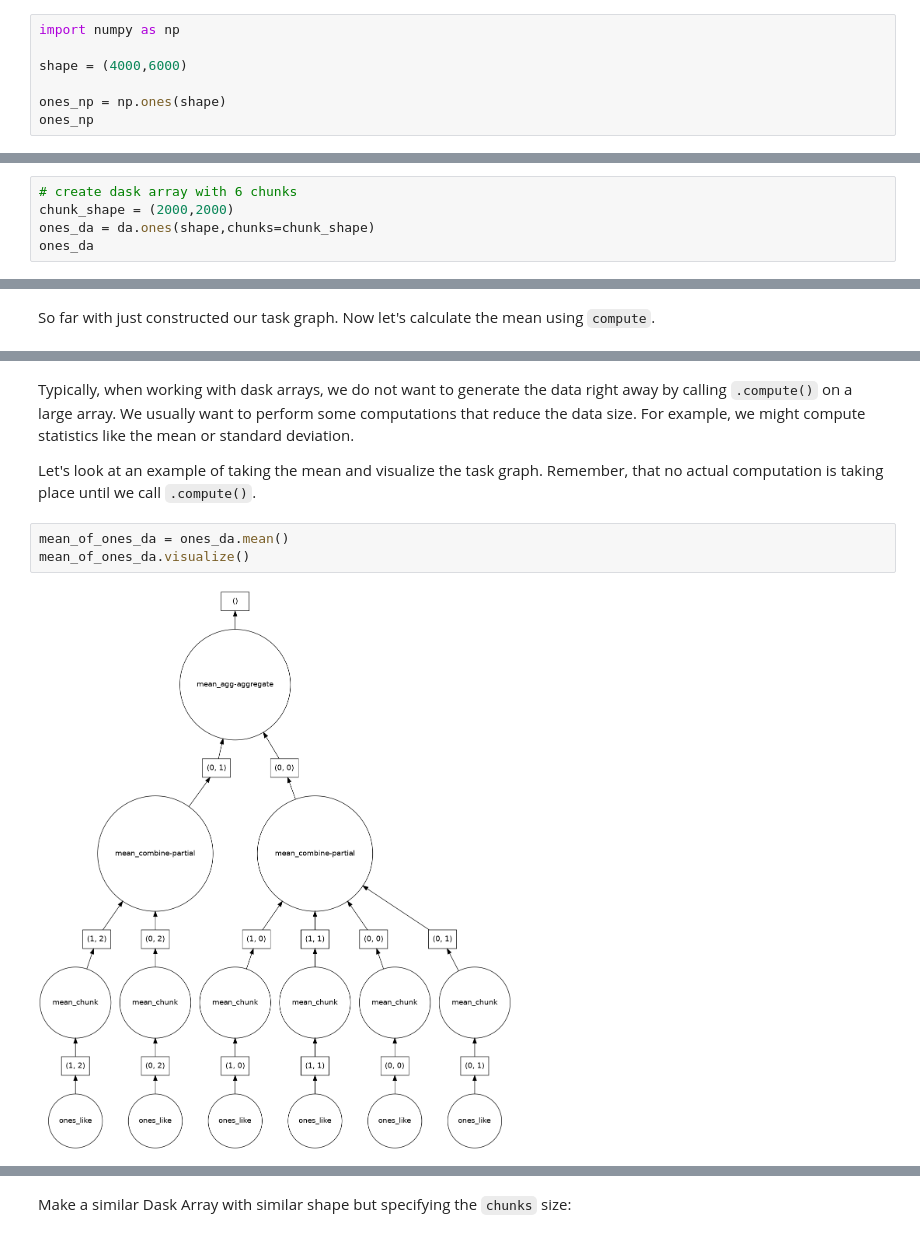
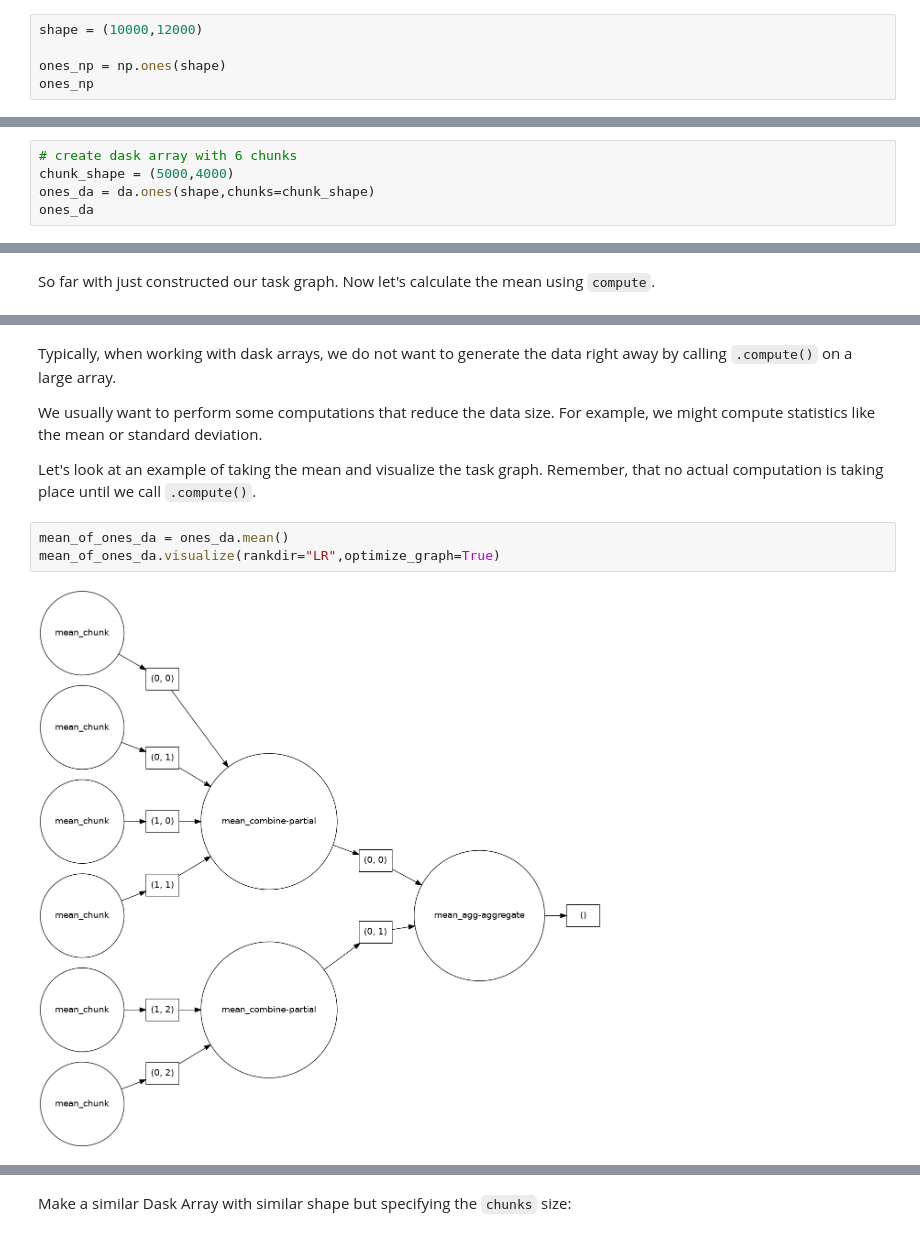
Before and after one commit to NCAR/dask-tutorial, a Jupyter notebook: notebooks/01-dask-array.ipynb, the cells around one changed output, grey strips where cells are left out. Drawn from its saved outputs; the diff is of its cells as text.

Commit message:
dask array fixes

```diff
--- a/notebooks/01-dask-array.ipynb
+++ b/notebooks/01-dask-array.ipynb
@@ -70,7 +116,5 @@ Let's start by creating a NumPy array of ones:
 # %%
-import numpy as np
-
-shape = (4000,6000)
+shape = (10000,12000)
 
 ones_np = np.ones(shape)
 ones_np
@@ -203,6 +240,6 @@ Let's recreate the above dask array using a block shape, but this time we will s
 # %%
 # create dask array with 6 chunks
-chunk_shape = (2000,2000)
+chunk_shape = (5000,4000)
 ones_da = da.ones(shape,chunks=chunk_shape)
 ones_da
 # %% [output]
@@ -246,12 +276,14 @@ Wall time: 7.59 ms
 1.0
 # %% [markdown]
-Typically, when working with dask arrays, we do not want to generate the data right away by calling `.compute()` on a large array. We usually want to perform some computations that reduce the data size. For example, we might compute statistics like the mean or standard deviation.
+Typically, when working with dask arrays, we do not want to generate the data right away by calling `.compute()` on a large array.
+
+We usually want to perform some computations that reduce the data size. For example, we might compute statistics like the mean or standard deviation.
 
 Let's look at an example of taking the mean and visualize the task graph. Remember, that no actual computation is taking place until we call `.compute()`.
 # %%
 mean_of_ones_da = ones_da.mean()
-mean_of_ones_da.visualize()
+mean_of_ones_da.visualize(rankdir="LR",optimize_graph=True)
 # %% [output]
-[figure, old version]
+[figure, new version]
 # %% [markdown]
 ## Larger Data
```
Also changed, not shown: parts of 49 cells of this notebook.
